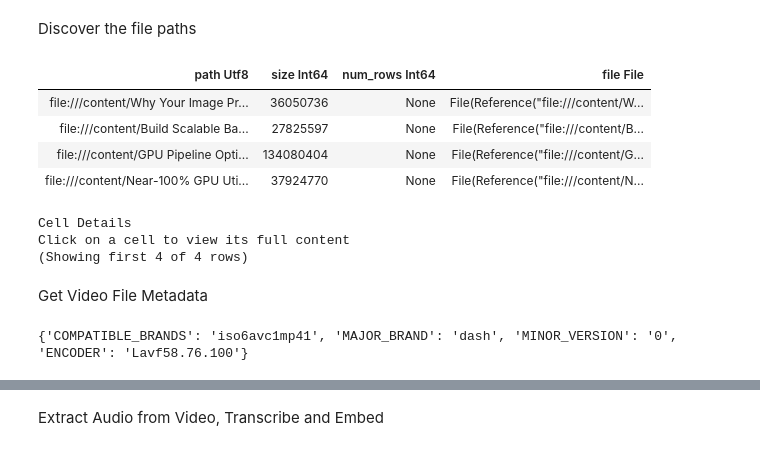
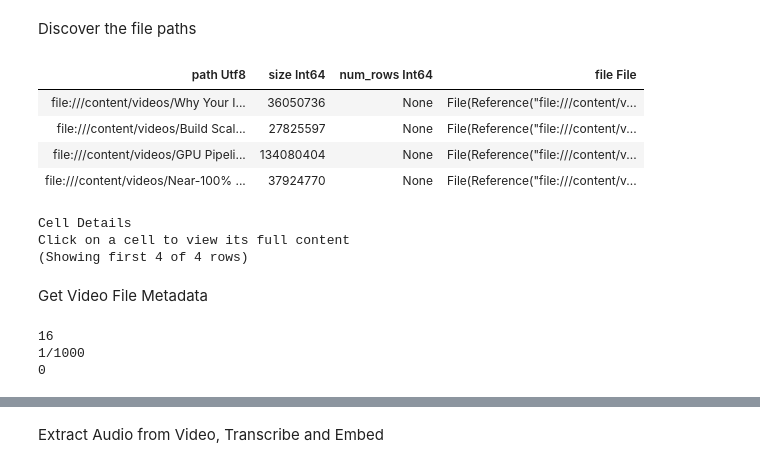
Before and after one commit to everettVT/daft-video-embeddings, a Jupyter notebook: friction/UNFILTERED_Pt2_videoprism_parakeet.ipynb, the cells around one changed output, grey strips where cells are left out. Drawn from its saved outputs; the diff is of its cells as text; code cells hidden in the pictures.

```diff
--- a/friction/UNFILTERED_Pt2_videoprism_parakeet.ipynb
+++ b/friction/UNFILTERED_Pt2_videoprism_parakeet.ipynb
@@ -122,14 +122,14 @@ Deleting original file Why Your Image Processing Pipeline Keeps Running Out of M
 Discover the file paths
 # %%
 from daft.functions import file
-df_files = daft.from_glob_path("/content").with_column("file", file(col("path")))
+df_files = daft.from_glob_path("/content/videos").with_column("file", file(col("path")))
 df_files.show(5)
 # %% [output]
 | path Utf8 | size Int64 | num_rows Int64 | file File |
-| file:///content/Why Your Image Pr... | 36050736 | None | File(Reference("file:///content/W... |
-| file:///content/Build Scalable Ba... | 27825597 | None | File(Reference("file:///content/B... |
-| file:///content/GPU Pipeline Opti... | 134080404 | None | File(Reference("file:///content/G... |
-| file:///content/Near-100% GPU Uti... | 37924770 | None | File(Reference("file:///content/N... |
+| file:///content/videos/Why Your I... | 36050736 | None | File(Reference("file:///content/v... |
+| file:///content/videos/Build Scal... | 27825597 | None | File(Reference("file:///content/v... |
+| file:///content/videos/GPU Pipeli... | 134080404 | None | File(Reference("file:///content/v... |
+| file:///content/videos/Near-100% ... | 37924770 | None | File(Reference("file:///content/v... |
 Cell Details
 Click on a cell to view its full content
 (Showing first 4 of 4 rows)
@@ -137,11 +137,16 @@ Click on a cell to view its full content
  Get Video File Metadata
 # %%
 import av
-with av.open("file:///content/Near-100% GPU Utilization： Embedding Millions of Text Documents With Qwen3 [WI83lRzk7YE].mkv") as container:
-    print(container.)
-    container.metadata
+with av.open("file:///content/videos/Near-100% GPU Utilization： Embedding Millions of Text Documents With Qwen3 [WI83lRzk7YE].mkv") as container:
+    for frame in container.decode(video=0):
+        print(frame.duration)
+        print(frame.time_base)
+        print(frame.dts)
+        break
 # %% [output]
-{'COMPATIBLE_BRANDS': 'iso6avc1mp41', 'MAJOR_BRAND': 'dash', 'MINOR_VERSION': '0', 'ENCODER': 'Lavf58.76.100'}
+16
+1/1000
+0
 # %%
 @daft.func(return_dtype=dt.struct({
     "width": dt.int32(),
```
Also changed, not shown: parts of 7 cells of this notebook.
